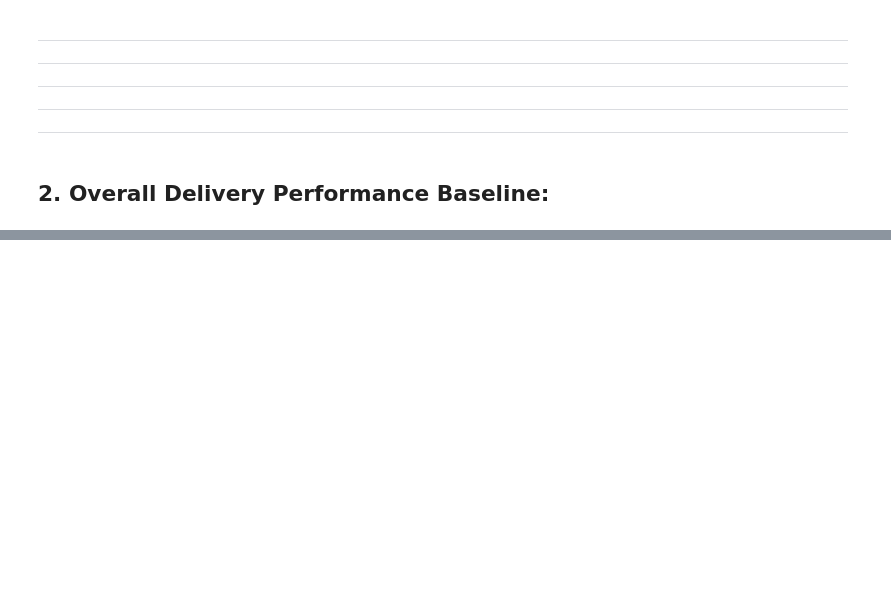
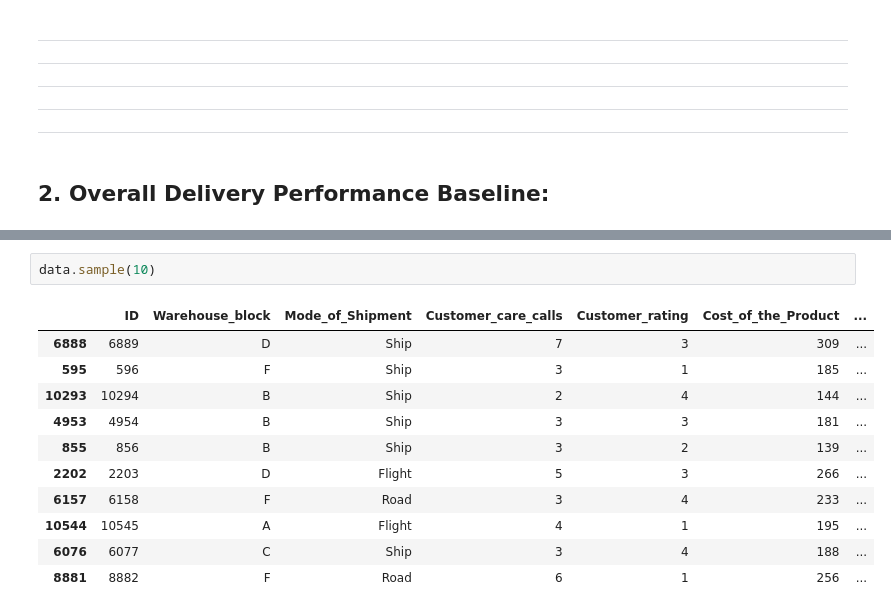
Before and after one commit to rajesh-coventry/Projects, a Jupyter notebook: 02_Data_Visuallization/05_E-Commerce_Shipping/01_delivery_performance_optimization.ipynb, the cells around one changed output, grey strips where cells are left out. Drawn from its saved outputs; the diff is of its cells as text; blank space fills up the shorter version.

```diff
--- a/02_Data_Visuallization/05_E-Commerce_Shipping/01_delivery_performance_optimization.ipynb
+++ b/02_Data_Visuallization/05_E-Commerce_Shipping/01_delivery_performance_optimization.ipynb
@@ -169,0 +212,14 @@ sns.boxplot(data=data[['Discount_offered']], orient="h", palette="Set3", width=
+# %%
+data.sample(10)
+# %% [output]
+|  | ID | Warehouse_block | Mode_of_Shipment | Customer_care_calls | Customer_rating | Cost_of_the_Product | ... |
+| 6888 | 6889 | D | Ship | 7 | 3 | 309 | ... |
+| 595 | 596 | F | Ship | 3 | 1 | 185 | ... |
+| 10293 | 10294 | B | Ship | 2 | 4 | 144 | ... |
+| 4953 | 4954 | B | Ship | 3 | 3 | 181 | ... |
+| 855 | 856 | B | Ship | 3 | 2 | 139 | ... |
+| 2202 | 2203 | D | Flight | 5 | 3 | 266 | ... |
+| 6157 | 6158 | F | Road | 3 | 4 | 233 | ... |
+| 10544 | 10545 | A | Flight | 4 | 1 | 195 | ... |
+| 6076 | 6077 | C | Ship | 3 | 4 | 188 | ... |
+| 8881 | 8882 | F | Road | 6 | 1 | 256 | ... |
```
Also changed, not shown: parts of 20 cells of this notebook.
